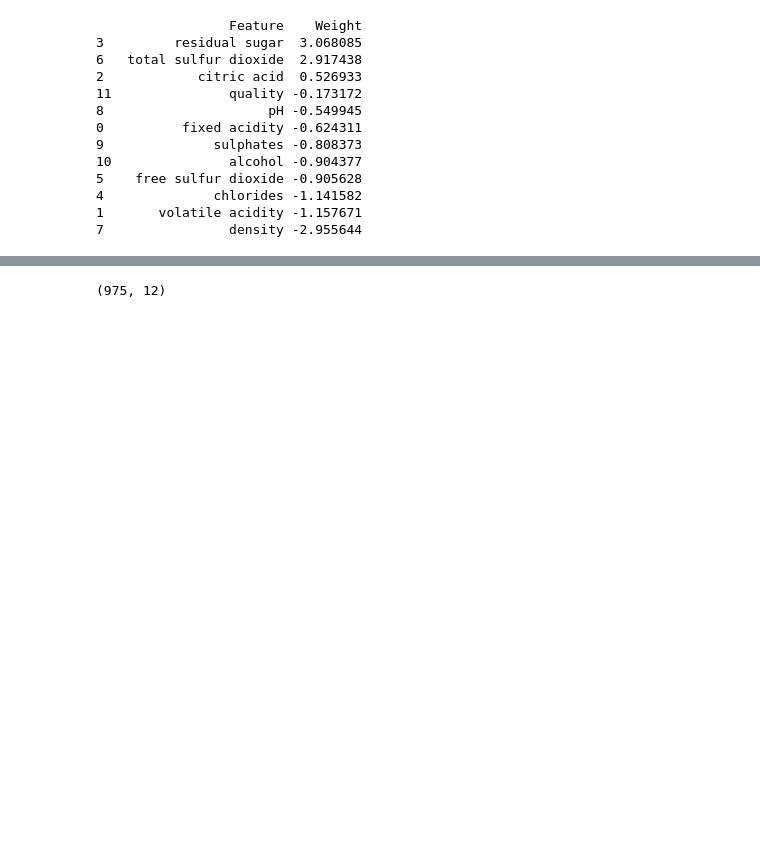
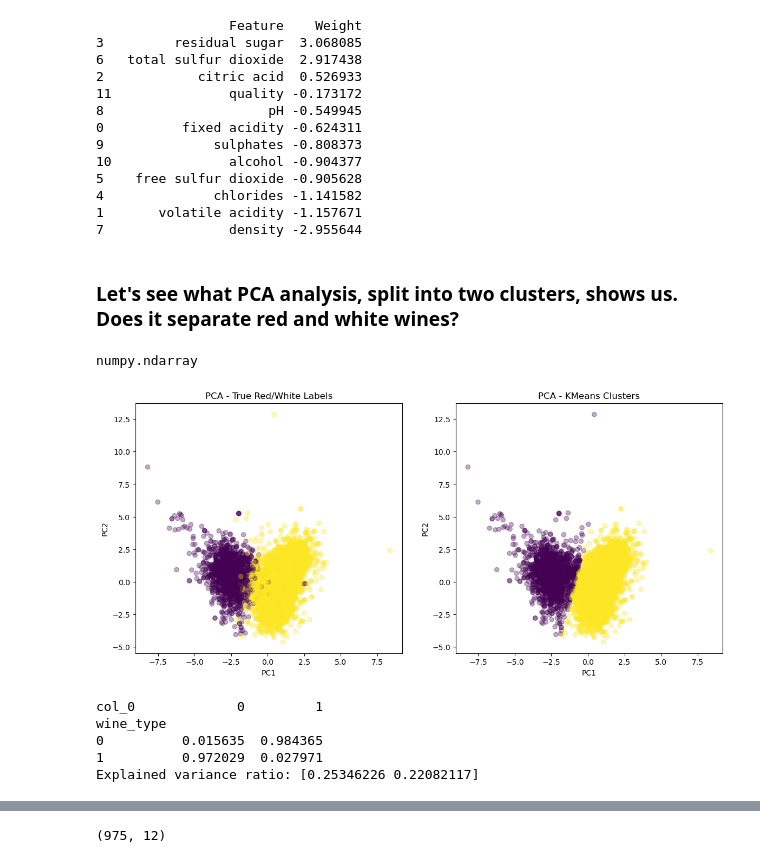
Before and after one commit to Delekof/Machine-Learning-Practice, a Jupyter notebook: main_notebook.ipynb, the cells around one changed output, grey strips where cells are left out. Saved outputs shown, nothing was run; the diff lists cells and outputs as text; code cells hidden in the pictures; blank space fills up the shorter version.

Commit message:
clustering added

```diff
--- a/main_notebook.ipynb
+++ b/main_notebook.ipynb
@@ -277,3 +354,56 @@ print(feature_importance)
 4              chlorides -1.141582
 1       volatile acidity -1.157671
 7                density -2.955644
+# %% [markdown]
+### Let's see what PCA analysis, split into two clusters, shows us. Does it separate red and white wines?
+# %%
+np.random.shuffle(X_pca)
+# %% [output]
+numpy.ndarray
+# %%
+X = df_combined.drop('wine_type', axis=1)  # remove the answer column
+y = df_combined['wine_type']
+
+scaler = StandardScaler()
+X_scaled = scaler.fit_transform(X)
+
+# PCA to 2D for visualization
+pca = PCA(n_components=2, random_state=42)
+X_pca = pca.fit_transform(X_scaled)
+
+rand_shuffle = np.arange(len(y))
+np.random.shuffle(rand_shuffle)
+
+# KMeans clustering (2 clusters for red/white)
+kmeans = KMeans(n_clusters=2, random_state=42, n_init=10)
+clusters = kmeans.fit_predict(X_pca)
+
+# Plot results
+fig, axes = plt.subplots(1, 2, figsize=(14, 6))
+
+# By true labels
+axes[0].scatter(X_pca[rand_shuffle, 0], X_pca[rand_shuffle, 1], c=y[rand_shuffle], cmap="viridis", alpha=0.33)
+axes[0].set_title("PCA - True Red/White Labels")
+axes[0].set_xlabel("PC1")
+axes[0].set_ylabel("PC2")
+
+# By cluster assignments
+axes[1].scatter(X_pca[rand_shuffle, 0], X_pca[rand_shuffle, 1], c=clusters[rand_shuffle], cmap="viridis_r", alpha=0.33)
+axes[1].set_title("PCA - KMeans Clusters")
+axes[1].set_xlabel("PC1")
+axes[1].set_ylabel("PC2")
+
+plt.show()
+
+# Compare clusters to true wine types
+print(pd.crosstab(y, clusters, normalize="index"))
+
+# Show variance explained
+print("Explained variance ratio:", pca.explained_variance_ratio_)
+# %% [output]
+[figure, added]
+col_0             0         1
+wine_type
+0          0.015635  0.984365
+1          0.972029  0.027971
+Explained variance ratio: [0.25346226 0.22082117]
```
Also changed, not shown: parts of 3 cells of this notebook.
